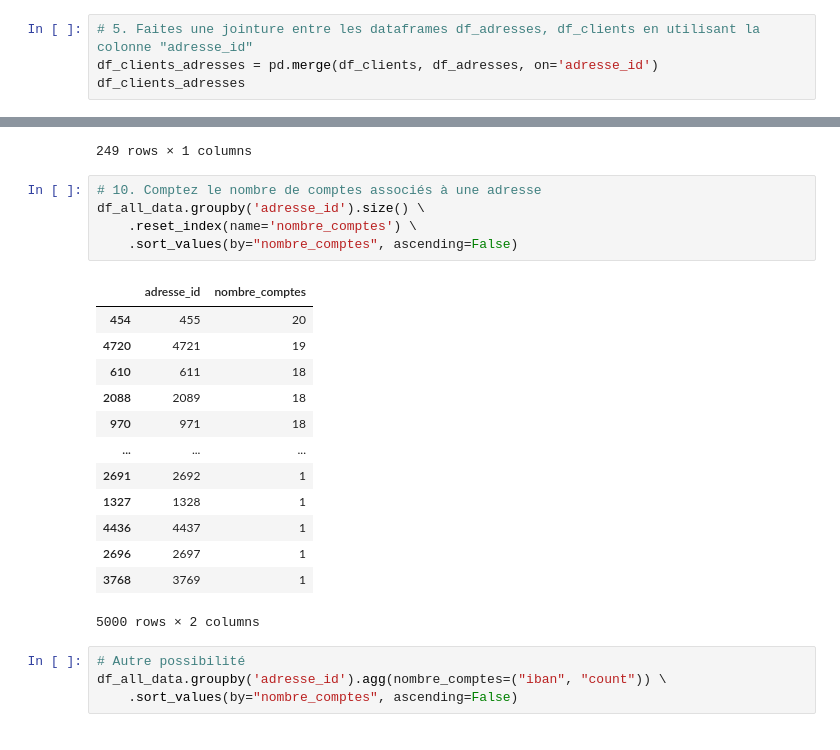
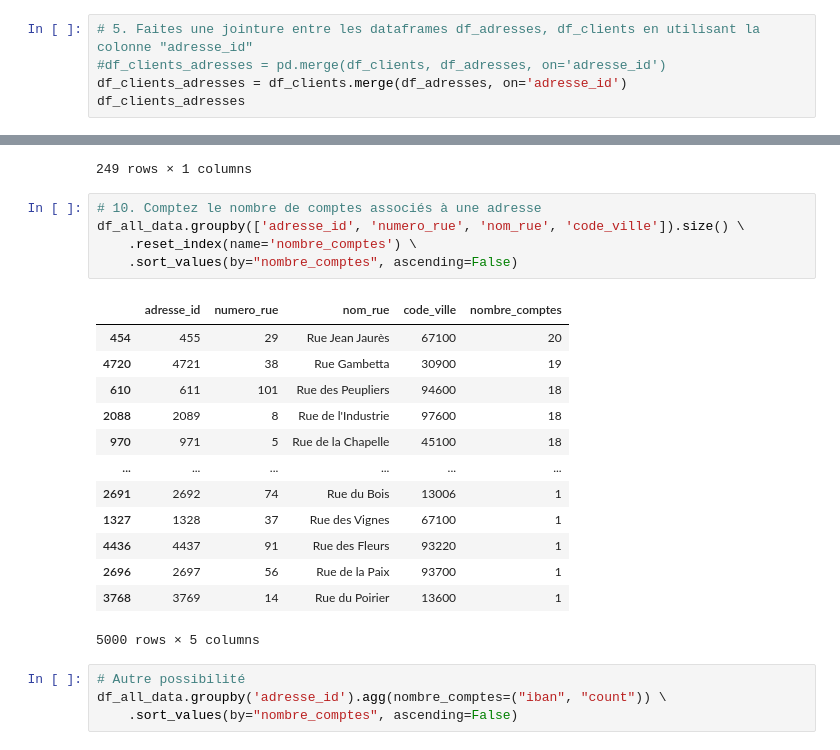
Before and after one commit to ZorroLeVrai/Python.Bureautique, a Jupyter notebook: Notebooks/Exercices/exo_17_comptes_bancaires.ipynb, the cells around one changed output, grey strips where cells are left out. Drawn from its saved outputs; the diff is of its cells as text.

```diff
--- a/Notebooks/Exercices/exo_17_comptes_bancaires.ipynb
+++ b/Notebooks/Exercices/exo_17_comptes_bancaires.ipynb
@@ -94,7 +109,8 @@ df_clients_1990
 7456 rows × 5 columns
 # %%
 # 5. Faites une jointure entre les dataframes df_adresses, df_clients en utilisant la colonne "adresse_id"
-df_clients_adresses = pd.merge(df_clients, df_adresses, on='adresse_id')
+#df_clients_adresses = pd.merge(df_clients, df_adresses, on='adresse_id')
+df_clients_adresses = df_clients.merge(df_adresses, on='adresse_id')
 df_clients_adresses
 # %% [output]
 |  | code_client | prenom | nom | date_naissance | adresse_id | numero_rue | nom_rue | code_ville | nom_ville |
@@ -179,23 +195,23 @@ df_valo_par_ville.sort_values(by="valorisation_en_euros", ascending=False)
 249 rows × 1 columns
 # %%
 # 10. Comptez le nombre de comptes associés à une adresse
-df_all_data.groupby('adresse_id').size() \
+df_all_data.groupby(['adresse_id', 'numero_rue', 'nom_rue', 'code_ville']).size() \
     .reset_index(name='nombre_comptes') \
     .sort_values(by="nombre_comptes", ascending=False)
 # %% [output]
-|  | adresse_id | nombre_comptes |
-| 454 | 455 | 20 |
-| 4720 | 4721 | 19 |
-| 610 | 611 | 18 |
-| 2088 | 2089 | 18 |
-| 970 | 971 | 18 |
-| ... | ... | ... |
-| 2691 | 2692 | 1 |
-| 1327 | 1328 | 1 |
-| 4436 | 4437 | 1 |
-| 2696 | 2697 | 1 |
-| 3768 | 3769 | 1 |
+|  | adresse_id | numero_rue | nom_rue | code_ville | nombre_comptes |
+| 454 | 455 | 29 | Rue Jean Jaurès | 67100 | 20 |
+| 4720 | 4721 | 38 | Rue Gambetta | 30900 | 19 |
+| 610 | 611 | 101 | Rue des Peupliers | 94600 | 18 |
+| 2088 | 2089 | 8 | Rue de l'Industrie | 97600 | 18 |
+| 970 | 971 | 5 | Rue de la Chapelle | 45100 | 18 |
+| ... | ... | ... | ... | ... | ... |
+| 2691 | 2692 | 74 | Rue du Bois | 13006 | 1 |
+| 1327 | 1328 | 37 | Rue des Vignes | 67100 | 1 |
+| 4436 | 4437 | 91 | Rue des Fleurs | 93220 | 1 |
+| 2696 | 2697 | 56 | Rue de la Paix | 93700 | 1 |
+| 3768 | 3769 | 14 | Rue du Poirier | 13600 | 1 |
-5000 rows × 2 columns
+5000 rows × 5 columns
 # %%
 # Autre possibilité
 df_all_data.groupby('adresse_id').agg(nombre_comptes=("iban", "count")) \
```
Also changed, not shown: parts of 2 cells of this notebook.
